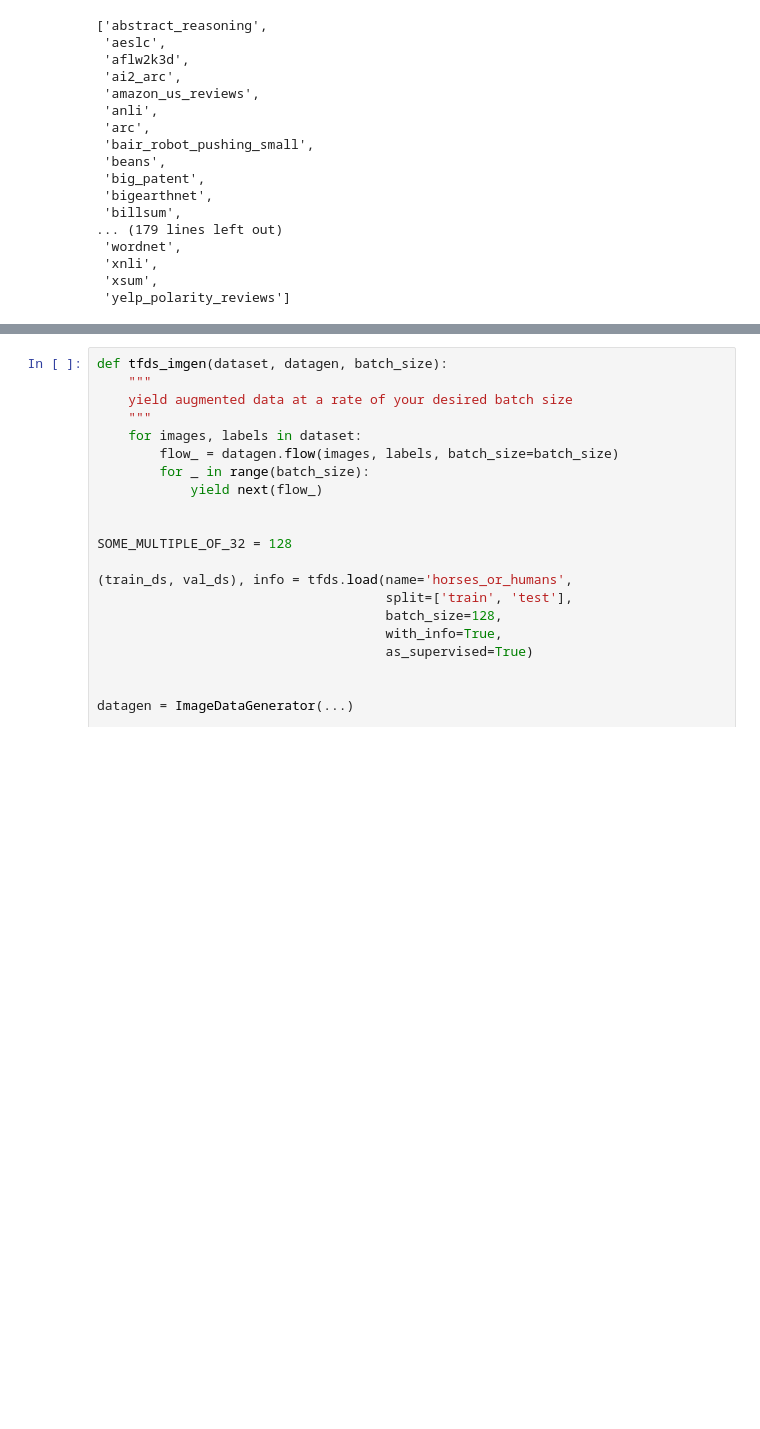
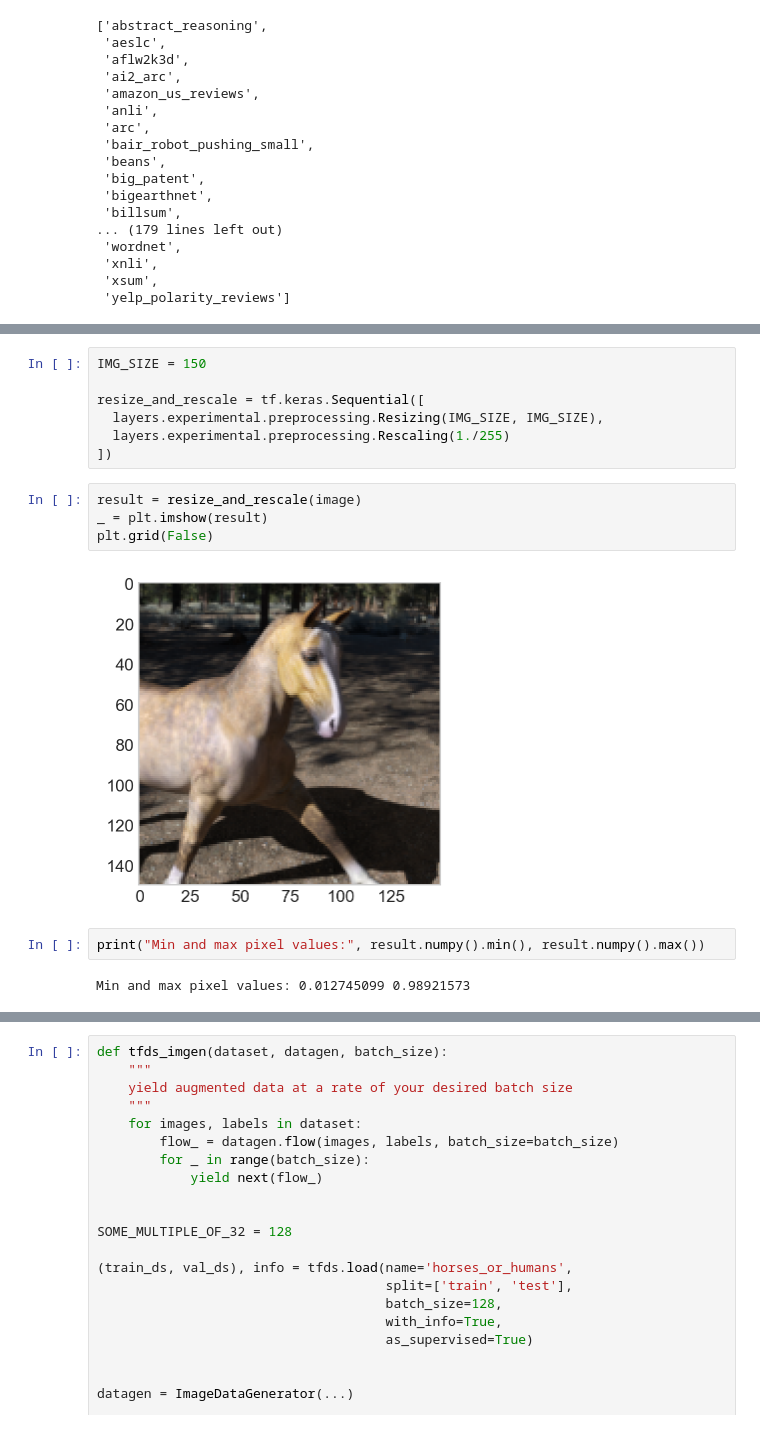
Before and after one commit to geraldgong/Models, a Jupyter notebook: Image_Classification/image_classification.ipynb, the cells around one changed output, grey strips where cells are left out. Saved outputs shown, nothing was run; the diff lists cells and outputs as text; blank space fills up the shorter version.

```diff
--- a/Image_Classification/image_classification.ipynb
+++ b/Image_Classification/image_classification.ipynb
@@ -46,0 +74,17 @@ tfds.list_builders()
+# %%
+IMG_SIZE = 150
+
+resize_and_rescale = tf.keras.Sequential([
+  layers.experimental.preprocessing.Resizing(IMG_SIZE, IMG_SIZE),
+  layers.experimental.preprocessing.Rescaling(1./255)
+])
+# %%
+result = resize_and_rescale(image)
+_ = plt.imshow(result)
+plt.grid(False)
+# %% [output]
+[figure, added]
+# %%
+print("Min and max pixel values:", result.numpy().min(), result.numpy().max())
+# %% [output]
+Min and max pixel values: 0.012745099 0.98921573
```
Also changed, not shown: parts of 8 cells of this notebook.
